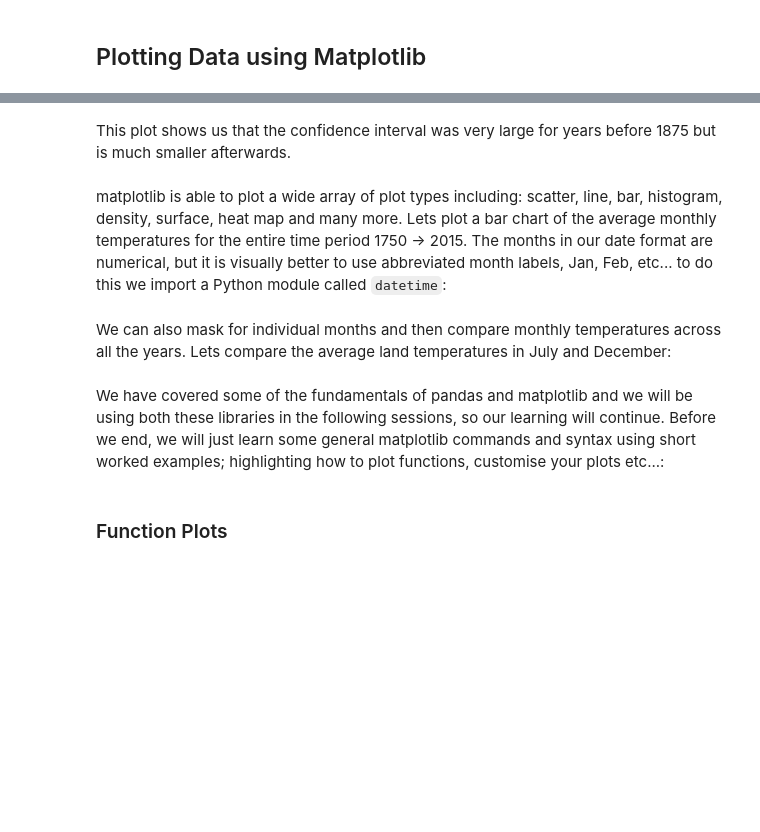
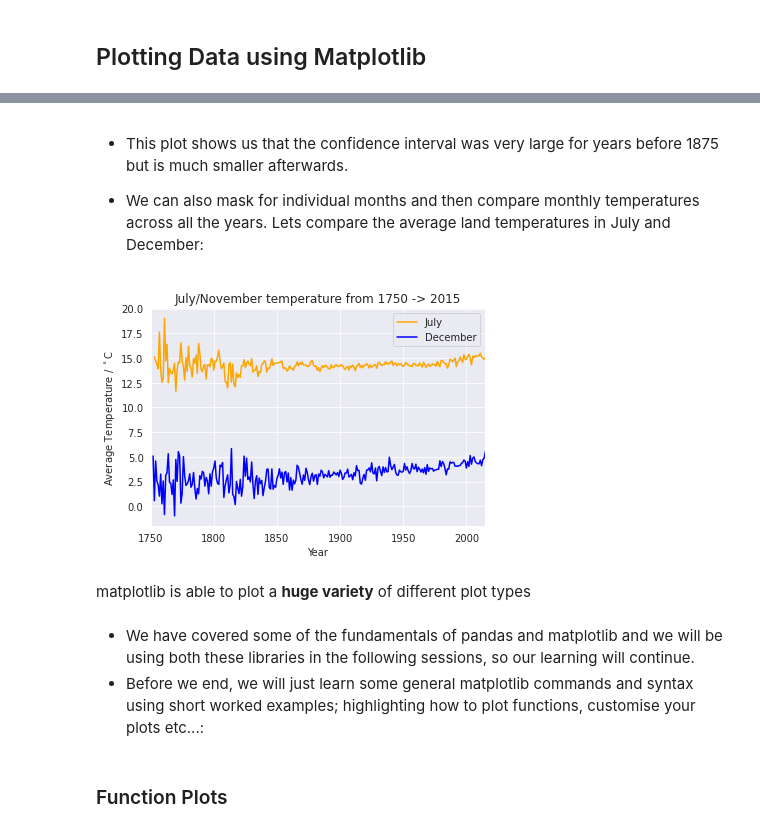
Before and after one commit to adambaskerville/ProgrammingForChemists, a Jupyter notebook: Session5_FileInOut.ipynb, the cells around one changed output, grey strips where cells are left out. Cells and saved outputs as stored; diff of their text form; code cells hidden in the pictures; blank space fills up the shorter version.

Commit message:
Add files via upload
Updated session 5.

```diff
--- a/Session5_FileInOut.ipynb
+++ b/Session5_FileInOut.ipynb
@@ -374,4 +428,4 @@ plt.show()
 # %% [markdown]
-This plot shows us that the confidence interval was very large for years before 1875 but is much smaller afterwards.
+* This plot shows us that the confidence interval was very large for years before 1875 but is much smaller afterwards.
+
+* We can also mask for individual months and then compare monthly temperatures across all the years. Lets compare the average land temperatures in July and December:
-# %% [markdown]
-matplotlib is able to plot a wide array of plot types including: scatter, line, bar, histogram, density, surface, heat map and many more. Lets plot a bar chart of the average monthly temperatures for the entire time period 1750 -> 2015. The months in our date format are numerical, but it is visually better to use abbreviated month labels, Jan, Feb, etc... to do this we import a Python module called `datetime`:
@@ -417,9 +432,6 @@ plt.show()
-# %% [markdown]
-We can also mask for individual months and then compare monthly temperatures across all the years. Lets compare the average land temperatures in July and December:
 # %%
 import datetime
 from matplotlib import pyplot as plt
-from matplotlib.dates import DateFormatter
 import pandas as pd
 import numpy as np
 import seaborn as sns # this is a separate plotting library to matplotlib but interfaces with it nicely
@@ -436,36 +448,41 @@ df['dt'] =  pd.to_datetime(df['dt'])
 # create the figure (fig) and axes (ax) objects
 fig, ax = plt.subplots()
 
 # first we extract the months from YYYY-MM-DD format
 mask = df['dt'].dt.month
 
 jul_mask = df['dt'].dt.month == 7
 dec_mask = df['dt'].dt.month == 12
 
 df_jul_temp = df[jul_mask]['LandAverageTemperature']
 df_dec_temp = df[dec_mask]['LandAverageTemperature']
 
 # x-data is the year column and
 x_dat = df[jul_mask]['dt'].dt.year
 
 ax.plot(x_dat,df_jul_temp, label="July", color='orange')
 ax.plot(x_dat,df_dec_temp, label="December", color='blue')
 
 # add the axis labels using set_xlabel and set_ylabel
 ax.set_xlabel('Year')
 ax.set_ylabel('Average Temperature / $^\circ$C')
 
 # set the range of the x-axis data
 ax.set_xlim([1750, 2015])
 
 # set title using set_title
-ax.set_title('November temperature from 1750 -> 2015')
+ax.set_title('July/November temperature from 1750 -> 2015')
 
 ax.legend()
 # print the plot to screen
 plt.show()
+# %% [output]
+[figure, added]
+# %% [markdown]
+matplotlib is able to plot a **huge variety** of different plot types
 # %% [markdown]
-We have covered some of the fundamentals of pandas and matplotlib and we will be using both these libraries in the following sessions, so our learning will continue. Before we end, we will just learn some general matplotlib commands and syntax using short worked examples; highlighting how to plot functions, customise your plots etc...:
+* We have covered some of the fundamentals of pandas and matplotlib and we will be using both these libraries in the following sessions, so our learning will continue.
+* Before we end, we will just learn some general matplotlib commands and syntax using short worked examples; highlighting how to plot functions, customise your plots etc...:
 # %% [markdown]
 ### Function Plots
 # %%
```
Also changed, not shown: parts of 26 cells of this notebook.
